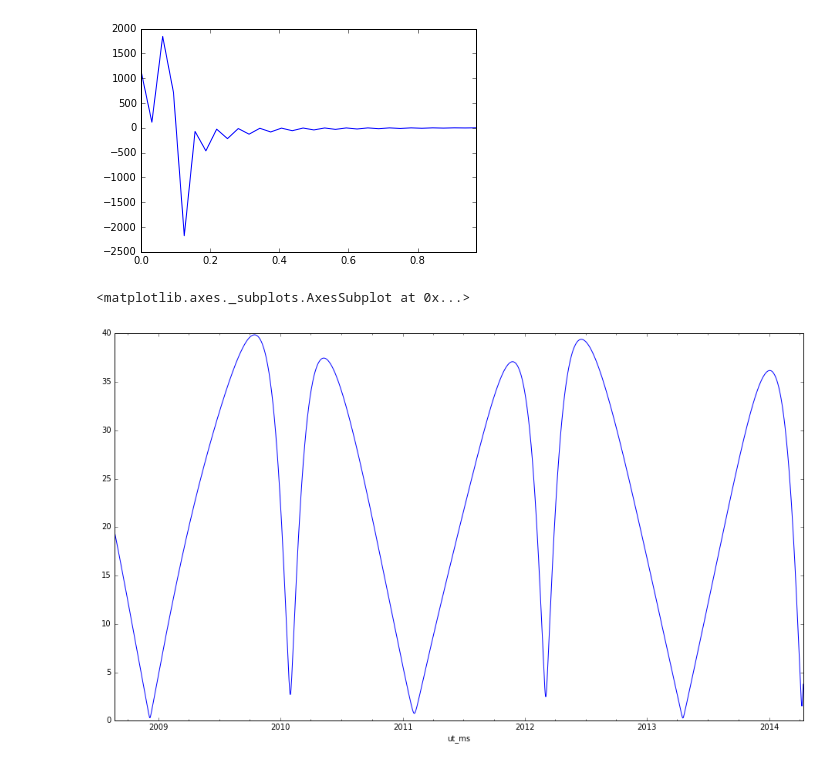
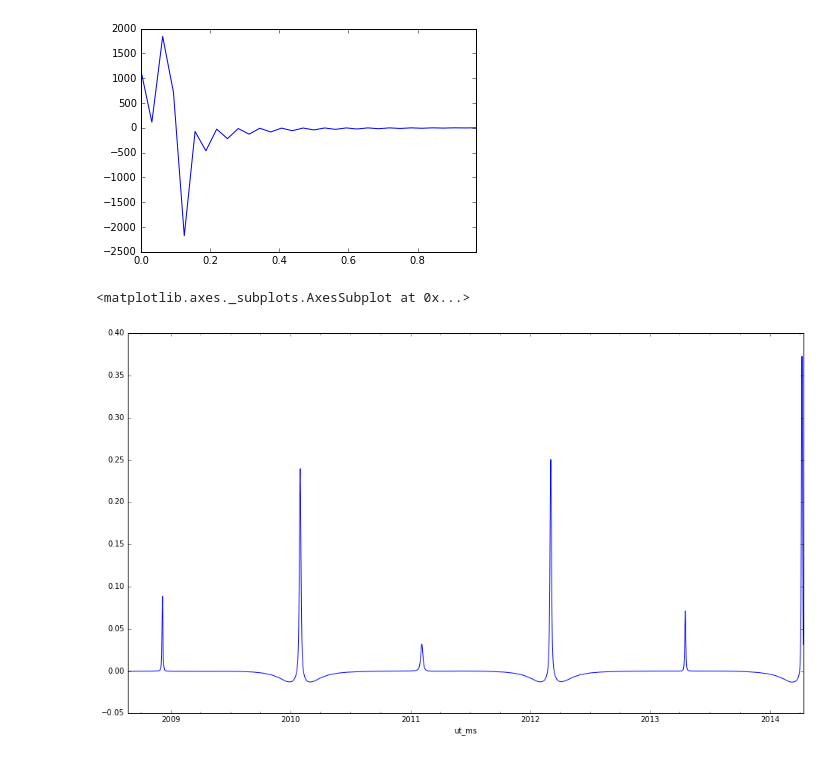
Before and after one commit to ktrnka/mars-express, a Jupyter notebook: src/data exploration.ipynb, the cells around one changed output. Drawn from its saved outputs; the diff is of its cells as text; code cells hidden in the pictures.

```diff
--- a/src/data exploration.ipynb
+++ b/src/data exploration.ipynb
@@ -249,7 +249,8 @@ fft_series.plot()
 <matplotlib.axes._subplots.AxesSubplot at 0x...>
 [figure]
 # %%
-lt_data.sunmarsearthangle_deg.plot(figsize=(16, 9))
+lt_data["sme_grad"] = numpy.gradient(numpy.gradient(lt_data.sunmarsearthangle_deg))
+lt_data.sme_grad.plot(figsize=(16, 9))
 # %% [output]
 <matplotlib.axes._subplots.AxesSubplot at 0x...>
-[figure, old version]
+[figure, new version]
```
Also changed, not shown: 2 other files.
